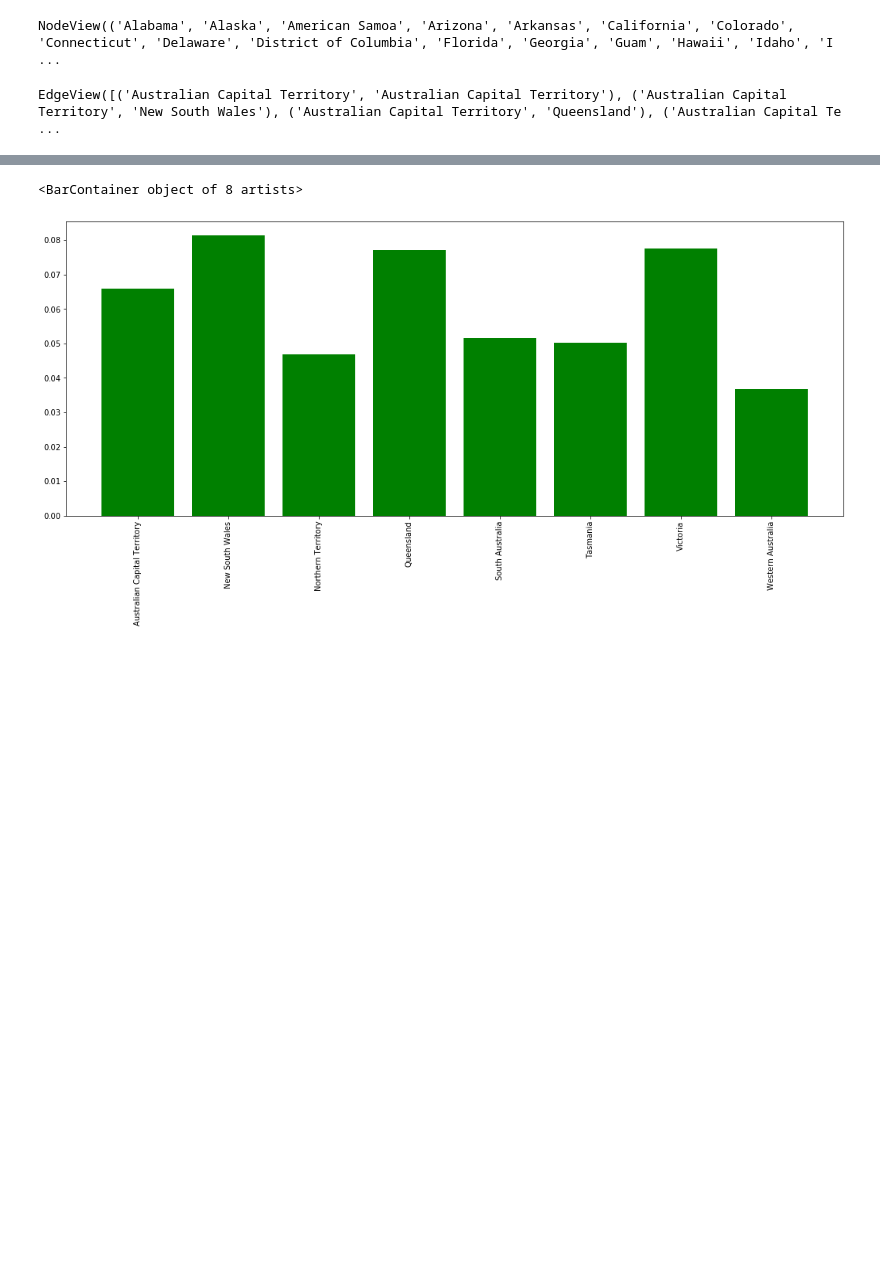
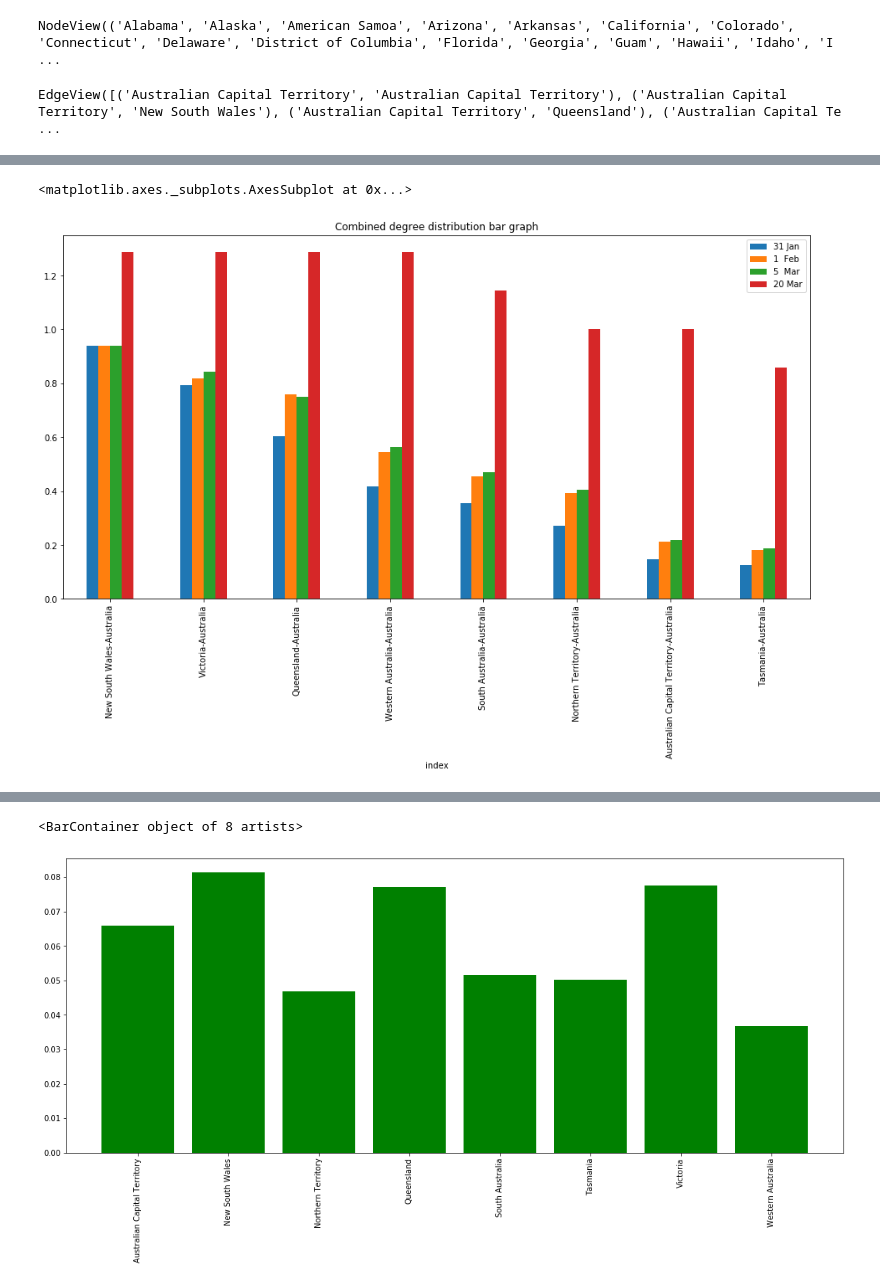
Before and after one commit to Ccamm/coronavirus_network, a Jupyter notebook: coronavirus_timeline.ipynb, the cells around one changed output, grey strips where cells are left out. Drawn from its saved outputs; the diff is of its cells as text; code cells hidden in the pictures; blank space fills up the shorter version.

```diff
--- a/coronavirus_timeline.ipynb
+++ b/coronavirus_timeline.ipynb
@@ -775,0 +1249,3 @@ draw_graph(ausGraphFlights,9)
+# %%
+incAusMapFlights4, incAusGraphFlights4 = renderMap(incAusRoutes4, incAusCities, '3/20/20', (-28,138), 2)
+incAusMapFlights4
@@ -775,0 +1254,4 @@ draw_graph(ausGraphFlights,9)
+# %%
+# Calculates the degree distribution for the nodes
+degrees4 = nx.degree_centrality(incAusGraphFlights4)
+degrees4
@@ -775,0 +1267,3 @@ draw_graph(ausGraphFlights,9)
+# %%
+dfdegrees4 = dictToDataframe(degrees4)
+dfdegrees4
@@ -775,0 +1296,12 @@ draw_graph(ausGraphFlights,9)
+# %%
+# Rename the confirmed cases
+dfdegrees1 = dfdegrees1.rename(columns={'Degrees': "31 Jan"})
+dfdegrees2 = dfdegrees2.rename(columns={'Degrees': "1  Feb"})
+dfdegrees3 = dfdegrees3.rename(columns={'Degrees': "5  Mar"})
+dfdegrees4 = dfdegrees4.rename(columns={'Degrees': "20 Mar"})
+
+# Combination of all the graphs
+dfdegreesAll = pd.merge(dfdegrees1, dfdegrees2, on='index')
+dfdegreesAll = pd.merge(dfdegreesAll, dfdegrees3, on='index')
+dfdegreesAll = pd.merge(dfdegreesAll, dfdegrees4, on='index')
+dfdegreesAll
@@ -775,0 +1318,7 @@ draw_graph(ausGraphFlights,9)
+# %%
+# Shows the bar graph for each state
+title = 'Combined degree distribution bar graph'
+dfdegreesAll.plot.bar(x='index', y=['31 Jan', '1  Feb', '5  Mar', '20 Mar'], figsize=(16, 8), title=title)
+# %% [output]
+<matplotlib.axes._subplots.AxesSubplot at 0x...>
+[figure, added]
```
Also changed, not shown: parts of 105 cells of this notebook.
